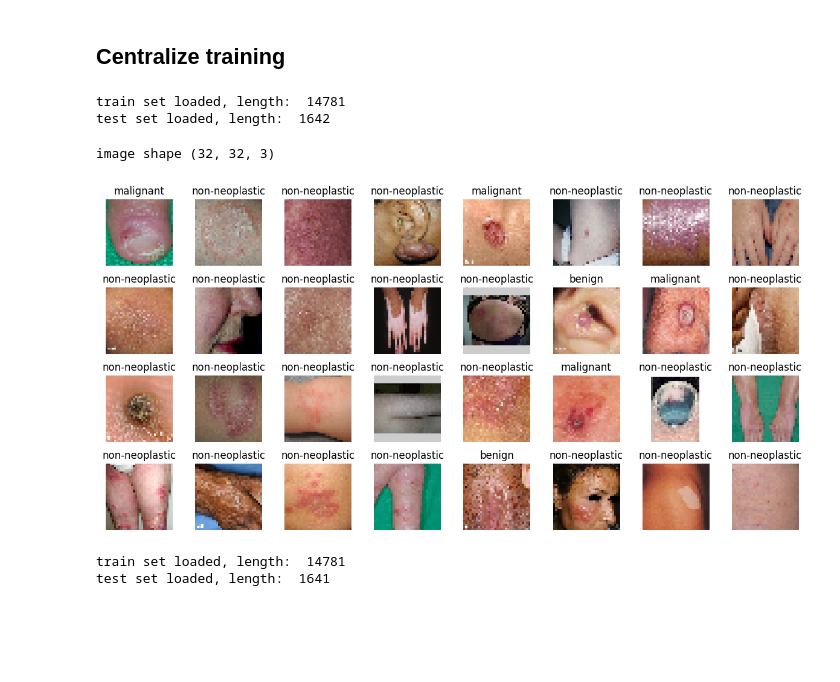
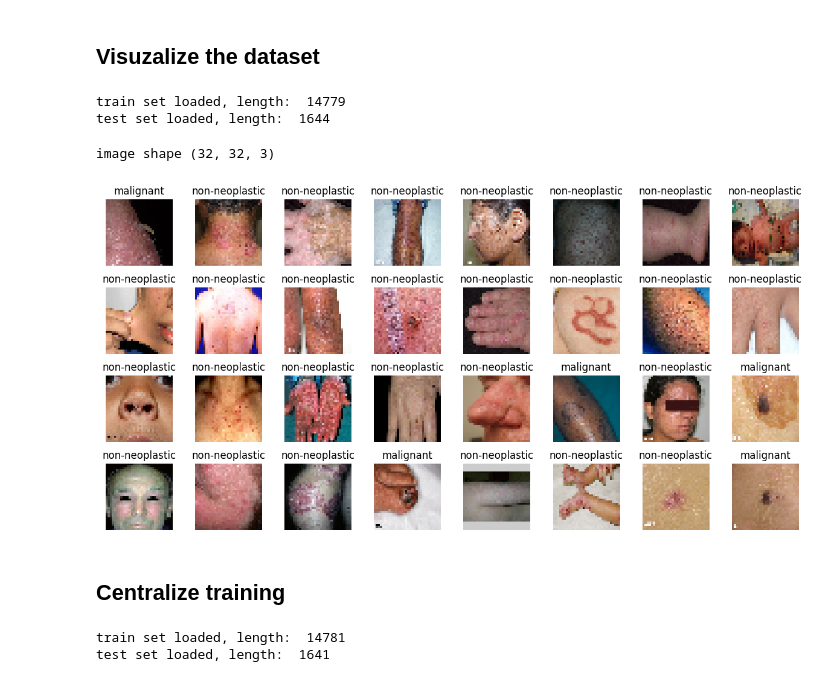
Before and after one commit to hungpham13/federated-learning, a Jupyter notebook: experiment.ipynb, the cells around one changed output. Drawn from its saved outputs; the diff is of its cells as text; code cells hidden in the pictures; blank space fills up the shorter version.

```diff
--- a/experiment.ipynb
+++ b/experiment.ipynb
@@ -26,41 +30,43 @@ from main import simulate_cifar
+# %% [markdown]
+## Visuzalize the dataset
+# %%
+import matplotlib.pyplot as plt
+from dataloader import CLASSES
+
+from dataloader import load_cifars, load_fitzpatrick
+trainloaders, valloaders, testloader = load_fitzpatrick(1, './data/images/images-fd')
+# trainloaders, valloaders, testloader = load_cifars(1)
+
+images, labels = next(iter(testloader))
+
+
+# Reshape and convert images to a NumPy array
+# matplotlib requires images with the shape (height, width, 3)
+images = images.permute(0, 2, 3, 1).numpy()
+# Denormalize
+images = images / 2 + 0.5
+
+print('image shape', images[0].shape)
+
+# Create a figure and a grid of subplots
+fig, axs = plt.subplots(4, 8, figsize=(12, 6))
+
+# Loop over the images and plot them
+for i, ax in enumerate(axs.flat):
+    ax.imshow(images[i])
+    ax.set_title(CLASSES[labels[i]])
+    ax.axis("off")
+
+# Show the plot
+fig.tight_layout()
+plt.show()
+# %% [output]
+train set loaded, length:  14779
+test set loaded, length:  1644
+image shape (32, 32, 3)
+[figure, added]
 # %% [markdown]
 ## Centralize training
-# %%
-import matplotlib.pyplot as plt
-from dataloader import CLASSES
-
-from dataloader import load_cifars, load_fitzpatrick
-trainloaders, valloaders, testloader = load_fitzpatrick(1, './data/images/')
-# trainloaders, valloaders, testloader = load_cifars(1)
-
-images, labels = next(iter(testloader))
-
-
-# Reshape and convert images to a NumPy array
-# matplotlib requires images with the shape (height, width, 3)
-images = images.permute(0, 2, 3, 1).numpy()
-# Denormalize
-images = images / 2 + 0.5
-
-print('image shape', images[0].shape)
-
-# Create a figure and a grid of subplots
-fig, axs = plt.subplots(4, 8, figsize=(12, 6))
-
-# Loop over the images and plot them
-for i, ax in enumerate(axs.flat):
-    ax.imshow(images[i])
-    ax.set_title(CLASSES[labels[i]])
-    ax.axis("off")
-
-# Show the plot
-fig.tight_layout()
-plt.show()
-# %% [output]
-train set loaded, length:  14781
-test set loaded, length:  1642
-image shape (32, 32, 3)
-[figure, removed]
 # %%
 trainloaders, valloaders, testloader = load_fitzpatrick(1, './data/images/')
 
```
Also changed, not shown: parts of 6 cells of this notebook.
